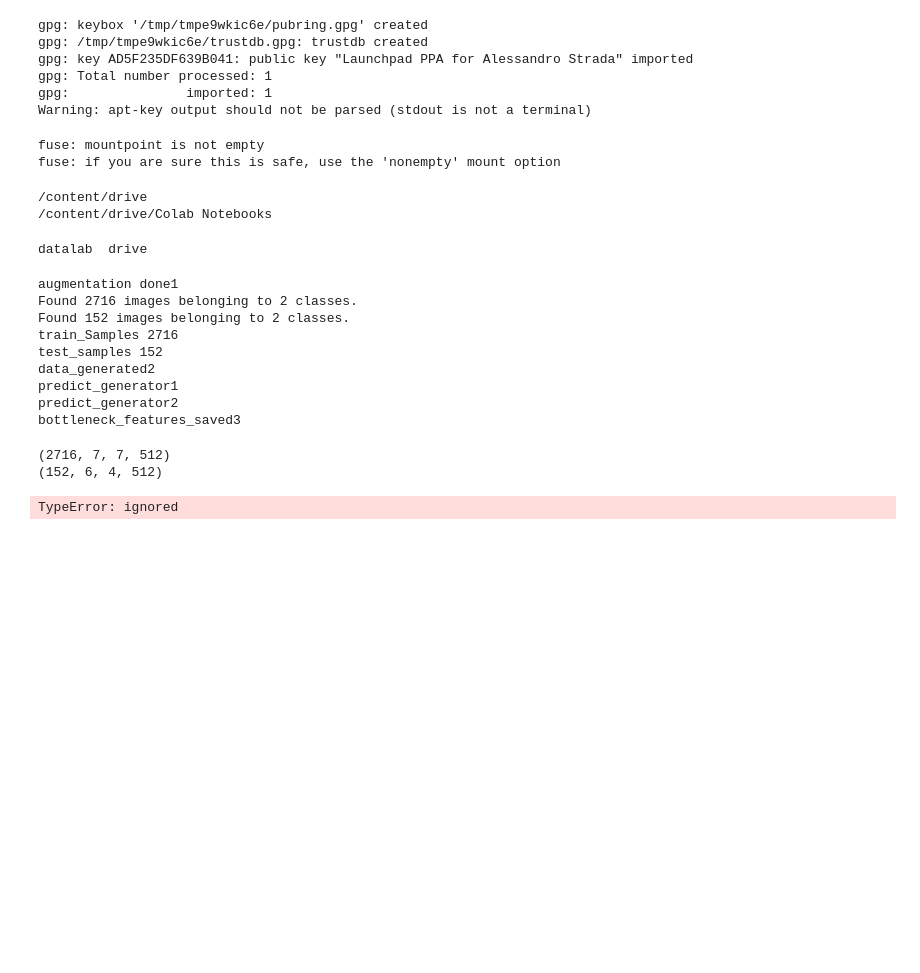
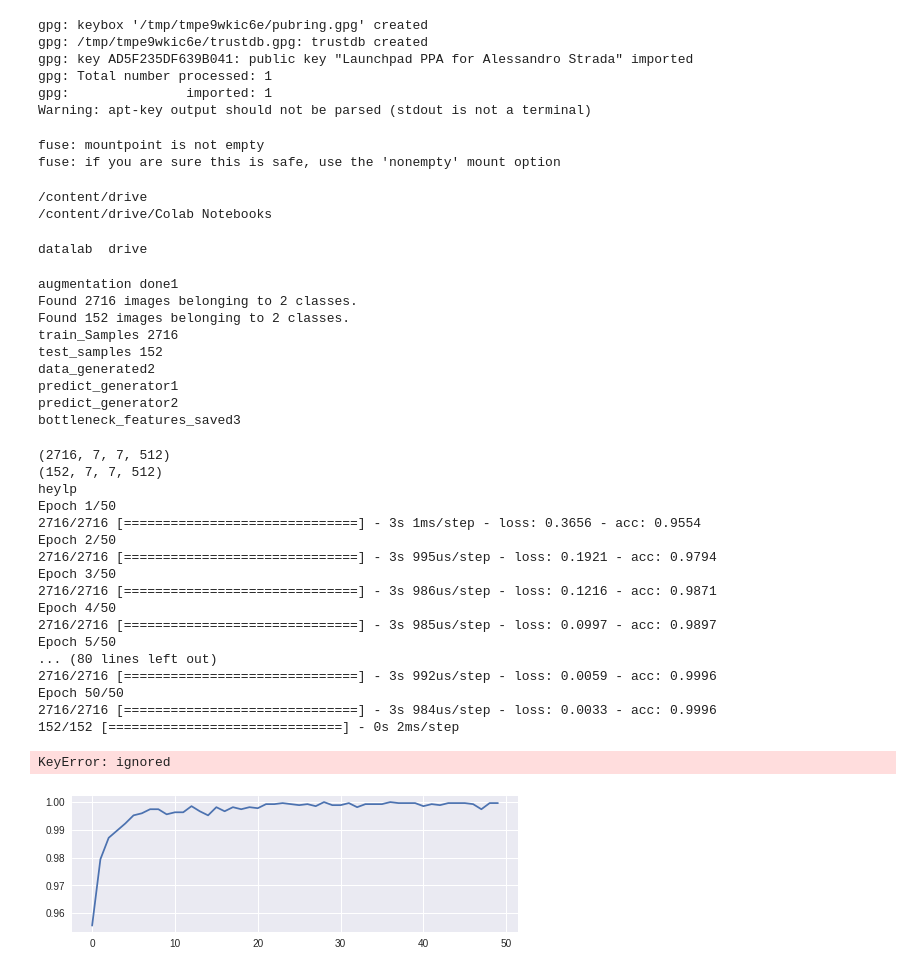
Before and after one commit to aksh98/Advanced_Biometrics_Assignments, a Jupyter notebook: BiometricsProject.ipynb, the cells around one changed output. Saved outputs shown, nothing was run; the diff lists cells and outputs as text; code cells hidden in the pictures; blank space fills up the shorter version.

```diff
--- a/BiometricsProject.ipynb
+++ b/BiometricsProject.ipynb
@@ -224,6 +224,7 @@ predict_generator2
 bottleneck_features_saved3
 # %%
 from keras.layers import BatchNormalization
+import matplotlib.pyplot as plt
 
 original_len = 1536
 swapped_len = 1180
@@ -243,8 +244,8 @@ def train_top_model():
 
     ####  CHANGE THISSSSS -------------------
 
-    train_labels = np.array([1]*original_len + [0]*swapped_len)
-    test_labels = np.array([1]*original_test + [0]*swapped_test)
+    train_labels = np.array([0]*original_len + [1]*swapped_len).astype('float32')
+    test_labels = np.array([0]*original_test + [1]*swapped_test).astype('float32')
 
     ##### -----------------------------------
 
@@ -260,10 +261,9 @@ def train_top_model():
           optimizer='rmsprop',
           metrics=['accuracy'])
 
+    print("heylp")
     history = model.fit(train_data,train_labels,
-             epochs=epochs,
-             batch_size = batch_size,
-             test_data = (test_data,test_labels))
+             epochs=epochs,batch_size = batch_size)
 
     model.save_weights(top_model_weights_path)
 
@@ -278,80 +278,49 @@ def train_top_model():
     plt.title('model accuracy')
     plt.ylabel('accuracy')
     plt.xlabel('epoch')
     plt.legend(['train', 'test'], loc='upper left')
 
      # summarize history for loss
 
     plt.subplot(212)
     plt.plot(history.history['loss'])
     plt.plot(history.history['val_loss'])
     plt.title('model loss')
     plt.ylabel('loss')
     plt.xlabel('epoch')
     plt.legend(['train', 'test'], loc='upper left')
     plt.show()
 
 #     np.save('class_indices.npy',generator_top.class_indices)
 
 
 #     model.fit_generator(
 #         train_generator,
 #         steps_per_epoch= train_samples // batch_size,
 #         epochs=epochs,
 #         validation_data= test_generator,
 #         validation_steps= test_samples // batch_size)
 
 
-def fine_tune():
-    model = VGG16(weights='imagenet',include_top=False)
-
-    top_model = Sequential()
-    top_model.add(Flatten(input_shape = model.output_shape[1:]))
-    top_model.add(Dense(256,activation='relu'))
-    top_model.add(Dropout(0.5))
-    top_model.add(Dense(1,activation='sigmoid'))
-
-    top_model.load_weights(top_model_weights_path)
-
-    model.add(top_model)
-
-    for layer in model.layers[:25]:
-        layer.trainable = False
-
-    model.compile(loss='binary_crossentropy',
-                 optimizer=optimizers.SGD(lr=0.0001,momentum=0.9),
-                 metrics=['accuracy'])
-
-    train_datagen = ImageDataGenerator(rescale = 1./255,
-          zoom_range=0.2,
-          shear_range=0.2,
-          horizontal_flip=True,
-          height_shift_range = 0.2,
-          width_shift_range = 0.2,
-          fill_mode='nearest')
-
-    test_datagen = ImageDataGenerator(rescale=1./255)
-
-    train_generator = train_datagen.flow_from_directory(train_data_dir,
-                      target_size = (img_height,img_width),
-                      batch_size = batch_size,class_mode='binary')
-
-    test_generator = test_datagen.flow_from_directory(test_data_dir,
-                      target_size = (ht_test,width_test),
-                      batch_size = batch_size,class_mode='binary')
-
-    train_samples = len(train_generator.filenames)
-    test_samples = len(test_generator.filenames)
-
-    model.fit_generator(
-        train_generator,
-        samples_per_epoch=train_samples,
-        epochs=epochs,
-        validation_data=test_generator,
-        nb_val_samples=test_samples)
-
 train_top_model()
+# fine_tune()
 # %% [output]
 (2716, 7, 7, 512)
-(152, 6, 4, 512)
+(152, 7, 7, 512)
+heylp
+Epoch 1/50
+2716/2716 [==============================] - 3s 1ms/step - loss: 0.3656 - acc: 0.9554
+Epoch 2/50
+2716/2716 [==============================] - 3s 995us/step - loss: 0.1921 - acc: 0.9794
+Epoch 3/50
+2716/2716 [==============================] - 3s 986us/step - loss: 0.1216 - acc: 0.9871
+Epoch 4/50
+2716/2716 [==============================] - 3s 985us/step - loss: 0.0997 - acc: 0.9897
+Epoch 5/50
+... (80 lines left out)
+2716/2716 [==============================] - 3s 992us/step - loss: 0.0059 - acc: 0.9996
+Epoch 50/50
+2716/2716 [==============================] - 3s 984us/step - loss: 0.0033 - acc: 0.9996
+152/152 [==============================] - 0s 2ms/step
-TypeError: ignored
+KeyError: ignored
+[figure, added]
```
Also changed, not shown: parts of 2 cells of this notebook.
